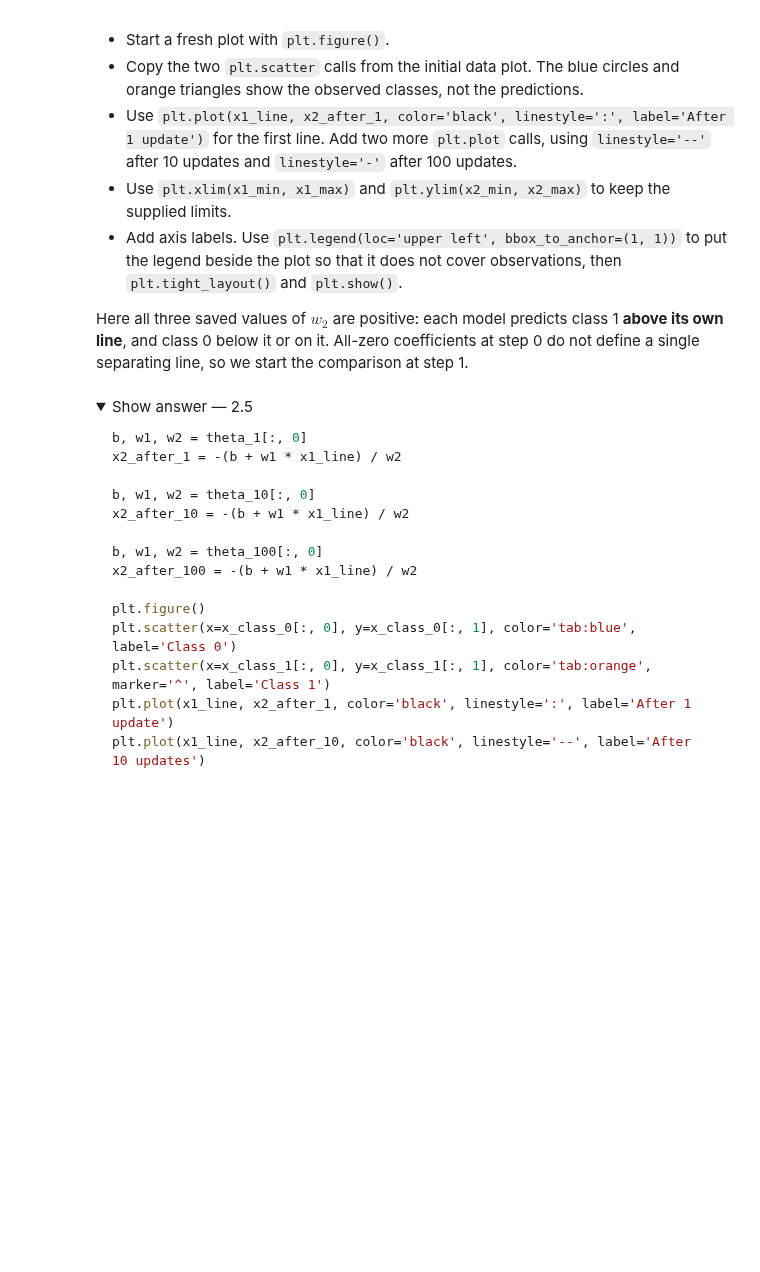
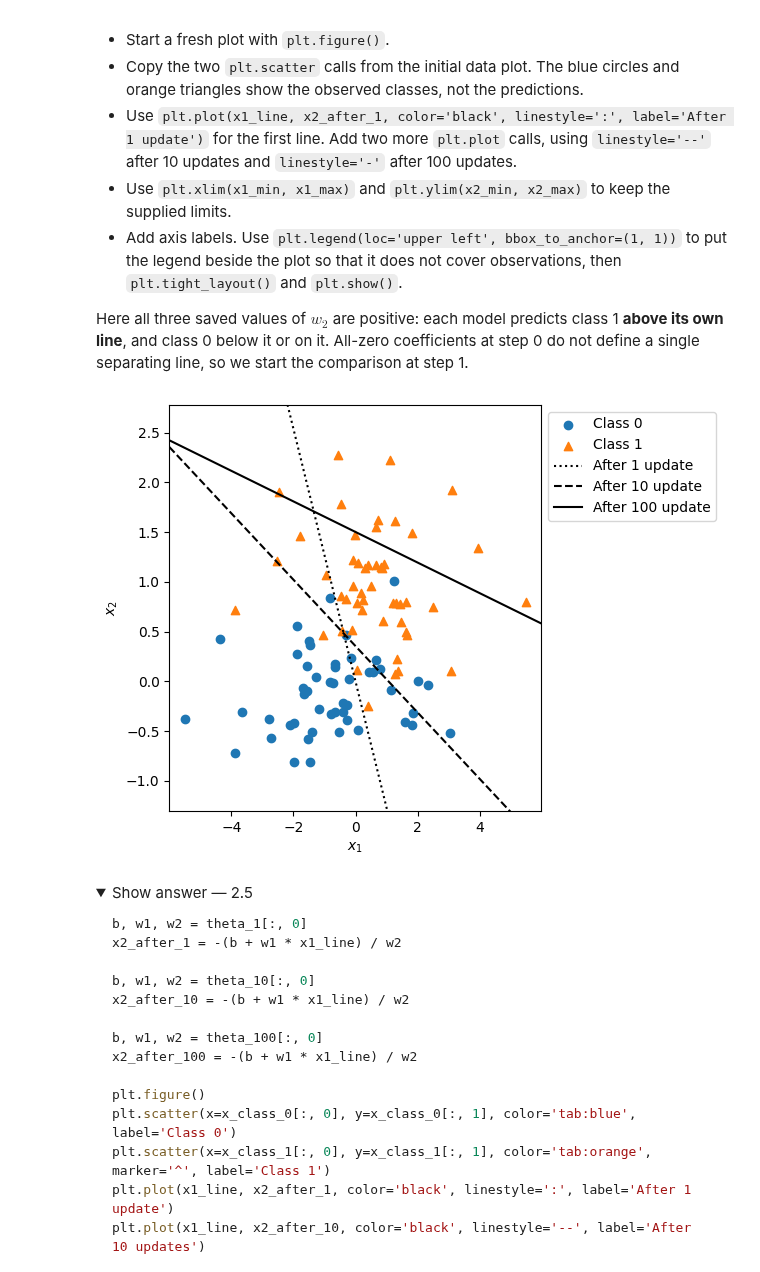
Before and after one commit to wa-jhx-ter/2026_27, a Jupyter notebook: Week_04/Lab/Week_04_linear_classification.ipynb, the cells around one changed output. Cells and saved outputs as stored; diff of their text form; code cells hidden in the pictures; folded sections open; blank space fills up the shorter version.

```diff
--- a/Week_04/Lab/Week_04_linear_classification.ipynb
+++ b/Week_04/Lab/Week_04_linear_classification.ipynb
@@ -175,3 +180,5 @@ With the default floating-point precision used in this notebook, you should obta
 If you obtain a finite value, check whether you are using a different precision before concluding that your implementation is incorrect.
 # %%
 # Your code here.
+theta = 20 * t.ones(3, 1)
+print(loss_sigmoid(theta))
@@ -335,8 +375,8 @@ Complete `grad(theta)` using this formula. `X.mT` is the transpose of `X`, `@` i
 **Check:** the result has shape `(3, 1)`. At zero parameters it is approximately $(0,-34.27,-26.99)^{\top}$. The first entry is zero because there are equally many observations in each class and every predicted probability is initially 0.5.
 # %%
 def grad(theta):
-    scores = ...
-    probabilities = ...
-    return ...
+    scores = X @ theta
+    probabilities = t.sigmoid(scores)
+    return X.mT @ (probabilities - y)
 
 print(grad(t.zeros(3, 1)))
@@ -370,8 +414,8 @@ Write a function `training_mistakes(theta)` that returns the number of incorrect
 **Check:** `training_mistakes(t.zeros(3, 1))` should return `50`: all probabilities are 0.5, so all predictions are class 0.
 # %%
 def training_mistakes(theta):
-    probabilities = ...
-    predicted_labels = ...
-    return ...
+    probabilities = t.sigmoid(X @ theta)
+    predicted_labels = (probabilities > 0.5).to(y.dtype)
+    return (predicted_labels != y).sum().item()
 
 print(training_mistakes(t.zeros(3, 1)))
@@ -415,9 +461,9 @@ loss_history = [loss(theta).item()]
 mistake_history = [training_mistakes(theta)]
 
 for step in range(1, 101):
-    theta = ...  # Complete the update.
-    loss_history.append(...)  # Record the loss after this update.
-    mistake_history.append(...)  # Record the mistake count.
+    theta = theta - learning_rate * grad(theta)  # Complete the update.
+    loss_history.append(loss(theta).item())  # Record the loss after this update.
+    mistake_history.append(training_mistakes(theta))  # Record the mistake count.
 
     # Supplied: keep copies for the later plotting exercise.
     if step == 1:
@@ -543,15 +600,35 @@ Complete the three missing expressions below and then write the plotting command
 Here all three saved values of $w_2$ are positive: each model predicts class 1 **above its own line**, and class 0 below it or on it. All-zero coefficients at step 0 do not define a single separating line, so we start the comparison at step 1.
 # %%
 b, w1, w2 = theta_1[:, 0]
-x2_after_1 = ...
+x2_after_1 = -b - w1 * x1_line / w2
 
 b, w1, w2 = theta_10[:, 0]
-x2_after_10 = ...
+x2_after_10 = -b - w1 * x1_line / w2
 
 b, w1, w2 = theta_100[:, 0]
-x2_after_100 = ...
+x2_after_100 = -b - w1 * x1_line / w2
 
 # Draw the observations and the three lines here.
+plt.figure()
+plt.scatter(x=x_class_0[:, 0], y=x_class_0[:, 1], color='tab:blue', label='Class 0')
+plt.scatter(x=x_class_1[:, 0], y=x_class_1[:, 1], color='tab:orange', marker='^', label='Class 1')
+plt.plot(x1_line, x2_after_1, color='black', linestyle=':', label='After 1 update')
+
+plt.plot(x1_line, x2_after_10, color='black', linestyle='--', label='After 10 update')
+
+plt.plot(x1_line, x2_after_100, color='black', linestyle='-', label='After 100 update')
+
+plt.xlim(x1_min, x1_max)
+plt.ylim(x2_min, x2_max)
+
+plt.xlabel('$x_1$')
+plt.ylabel('$x_2$')
+
+plt.legend(loc='upper left', bbox_to_anchor=(1, 1))
+plt.tight_layout()
+plt.show()
+# %% [output]
+[figure, added]
 # %% [markdown]
 <details>
 <summary>Show answer — 2.5</summary>
```
Also changed, not shown: parts of 12 cells of this notebook.
